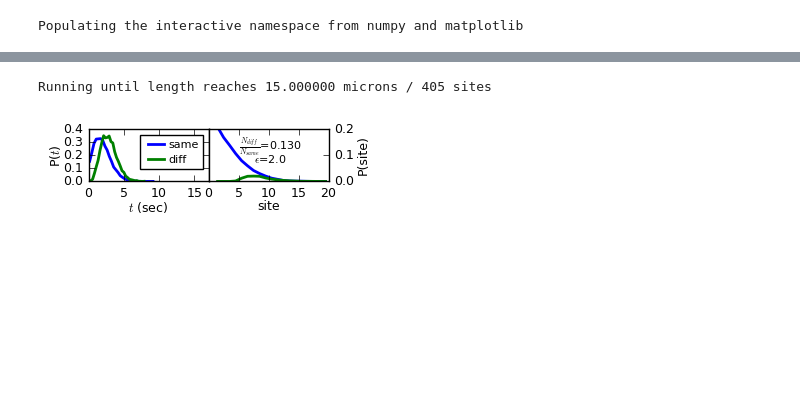
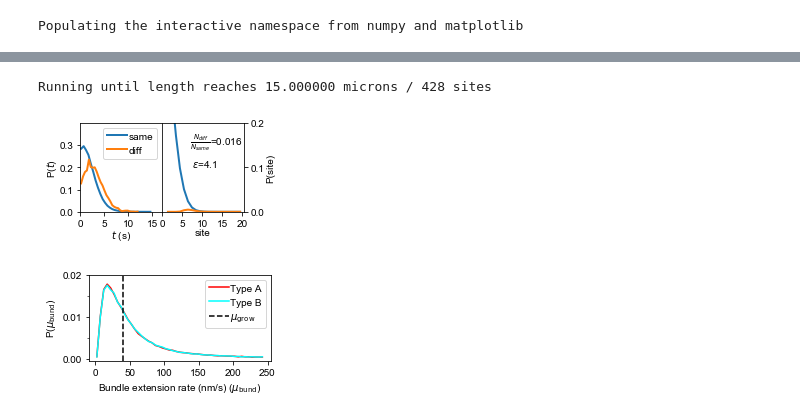
Before and after one commit to Simfreed/AFINES, a Jupyter notebook: xlink_sorting_paper/kmc.ipynb, the cells around one changed output, grey strips where cells are left out. Drawn from its saved outputs; the diff is of its cells as text; code cells hidden in the pictures; blank space fills up the shorter version.

```diff
--- a/xlink_sorting_paper/kmc.ipynb
+++ b/xlink_sorting_paper/kmc.ipynb
@@ -60,13 +63,14 @@ def bootstrap_ratio(data_list,nrepeats=300,nbins=2,bins_in=None,density=True):
     return ba(bins_total), hist_mean, hist_std, bins_total
 # %%
 #define variables
-outdir = "figures/kinetic_competition_paper_pnas_draft"
-!mkdir -p {outdir}
+outdir = None
+if outdir is not None:
+    !mkdir -p {outdir}
 
 #nm
-site_width = 37.
+site_width = 35.
 #actinin -fascin
-dxl = 35.-8.
+dxl = 37.-8.
 # %%
 def f(x,Lp):
     Lp_sites = Lp*1e3/site_width
@@ -244,57 +268,74 @@ Running until length reaches 15.000000 microns / 405 sites
 def ba(bins):
     return (bins[1:]+bins[:-1])/2.0
 
-#fig, ax = subplots(1,2,figsize=(3.5,1.2),sharey=True)
-
-fig, ax = subplots(1,2,figsize=(3.5,1.2),sharey=False)
-
-ratio, ratio_std, _,_, times_chosen, event_type_chosen, sites_chosen  = extension_population_ratio(num_trials=500,kon1=0.1,kon2=0.1,
-                                                                            extension_rate=100,showplot=False)
+fig, ax = subplots(1,2,figsize=(3.5,2),sharey=False)
+extension_rate = 40.
+ratio, ratio_std, _,_, times_chosen, event_type_chosen, sites_chosen, all_bundle_extension_rates = extension_population_ratio(num_trials=1000,kon1=0.2,kon2=0.2,
+                                                                            extension_rate=extension_rate,showplot=False)
 num_trials = len(sites_chosen)
 
 time_hist_same, time_bins_same = np.histogram(times_chosen[event_type_chosen==0],density=True,bins=30)
 time_hist_diff, time_bins_diff = np.histogram(times_chosen[event_type_chosen==1],density=True,bins=30)
 
 
-#plot(ba(time_bins),time_hist,c='k',label='times')
 ax[0].plot(ba(time_bins_same),time_hist_same,label='same',lw=2)
 ax[0].plot(ba(time_bins_diff),time_hist_diff,label='diff',lw=2)
 ax[0].set_ylim(0,0.4)
 
 ax[0].set_ylabel('P($t$)',labelpad=0)
-ax[0].set_xlabel('$t$ (sec)',labelpad=0)
+ax[0].set_xlabel('$t$ (s)',labelpad=0)
 ax[0].set_xlim(0,17)
 ax[0].set_xticks(np.arange(0,19,5))
-ax[0].set_yticks(np.arange(0,0.45,.1))
+ax[0].set_yticks(np.arange(0,0.35,.1))
 
 
-ax[0].legend(loc=0,fontsize=8,handletextpad=0.1)
+ax[0].legend(loc=0,fontsize=10,handletextpad=0.1)
 
 
 same_hist, same_bins = np.histogram( sites_chosen[event_type_chosen==0], density=False, bins=binding_sites )
 diff_hist, diff_bins = np.histogram( sites_chosen[event_type_chosen==1], density=False, bins=binding_sites )
 
 ax[1].plot(ba(same_bins), same_hist/float(num_trials), label='same',lw=2)
 ax[1].plot(ba(diff_bins), diff_hist/float(num_trials), label='diff',lw=2)
 
 
 ax[1].set_xlabel('site',labelpad=0)
 ax[1].set_ylabel('P(site)',labelpad=2)
 
 ax[1].yaxis.set_label_position("right")
 ax[1].yaxis.tick_right()
 ax[1].set_ylim(0,0.2)
 
 ax[1].set_yticks(np.arange(0,0.25,0.1))
 ax[1].set_xticks(np.arange(0,25,5))
 
-ax[1].annotate('$\\frac{N_{diff}}{N_{same}}$=%.3f'%ratio,xy=(5,0.12),fontsize=8)
-ax[1].annotate('$\epsilon$=%.1f'%-log(ratio),xy=(7.5,0.07),fontsize=8)
+ax[1].annotate('$\\frac{N_{diff}}{N_{same}}$=%.3f'%ratio,xy=(7,0.15),fontsize=10)
+ax[1].annotate('$\epsilon$=%.1f'%-log(ratio),xy=(7.5,0.1),fontsize=10)
 tight_layout()
 fig.subplots_adjust(hspace=0,wspace=0)
 
-savefig(os.path.join(outdir,'example_pbind_mugrow100_kon0.1.pdf'),transparent='true')
+if outdir is not None:  savefig(os.path.join(outdir,'example_pbind_mugrow40_kon0.2.pdf'),transparent='true')
+
+plt.figure(figsize=(3.5,2))
+#this is a slight approximation, since the times for extending ignore insertions into already formed gaps
+type_A_extension_rates = np.concatenate([ x[0][np.nonzero(x[0])] for x in all_bundle_extension_rates])
+type_B_extension_rates = np.concatenate([ x[1][np.nonzero(x[1])] for x in all_bundle_extension_rates])
+time_bins = np.arange(0,250,5)
+A_extension_hist, _ = np.histogram( type_A_extension_rates, density=True, bins=time_bins)
+B_extension_hist, _ = np.histogram( type_B_extension_rates, density=True, bins=time_bins)
+plt.plot(ba(time_bins),A_extension_hist,color='red',label='Type A')
+plt.plot(ba(time_bins),B_extension_hist,color='cyan',label='Type B')
+plt.axvline(extension_rate,label='$\\mu_\mathrm{grow}$',color='k',linestyle='--')
+plt.xlabel('Bundle extension rate (nm/s) ($\\mu_\mathrm{bund}$)')
+plt.ylabel('P($\\mu_\mathrm{bund}$)')
+ax=plt.gca()
+ax.set_yticks(np.arange(0,0.025,.01))
+ax.set_yticks(np.arange(0,.025,0.005),minor=True)
+plt.legend(loc=0,fontsize=10,handletextpad=0.1)
+plt.tight_layout()
+if outdir is not None:  savefig(os.path.join(outdir,'example_bundle_extension_mugrow40_kon0.2.pdf'),transparent='true')
 # %% [output]
-Running until length reaches 15.000000 microns / 405 sites
+Running until length reaches 15.000000 microns / 428 sites
-[figure, old version]
+[figure, new version]
+[figure, added]
 # %%
```
Also changed, not shown: parts of 10 cells of this notebook, 2 other files.
